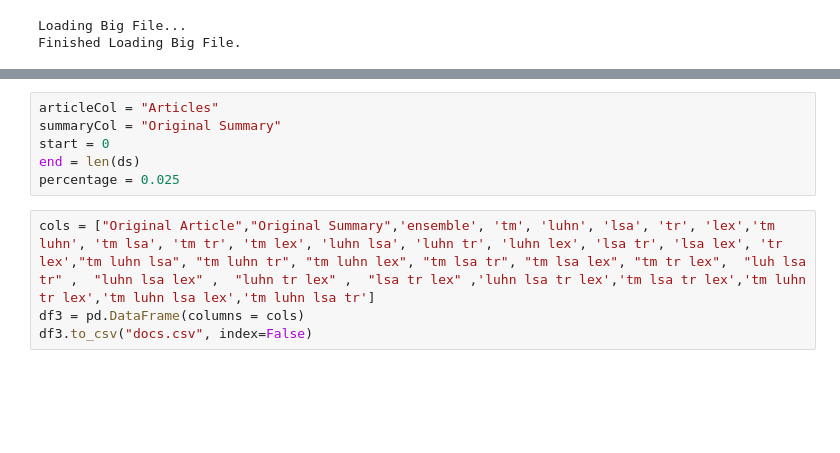
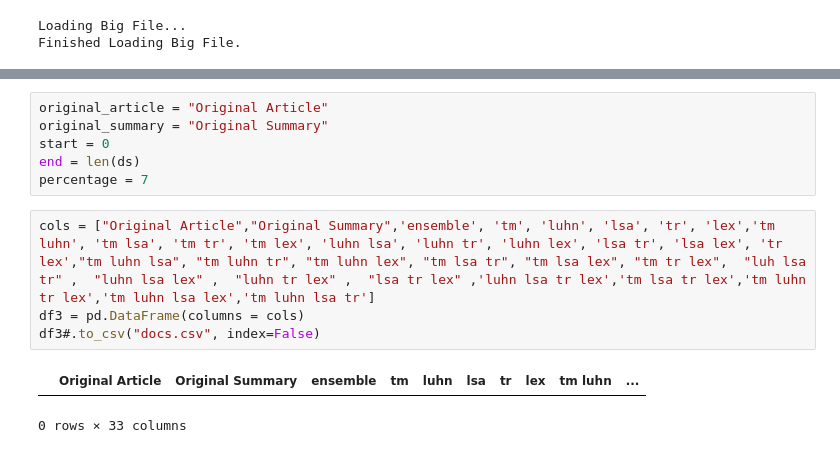
Before and after one commit to ZeyadMashhour/text_summarization, a Jupyter notebook: SummaryCombinations.ipynb, the cells around one changed output, grey strips where cells are left out. Cells and saved outputs as stored; diff of their text form; blank space fills up the shorter version.

```diff
--- a/SummaryCombinations.ipynb
+++ b/SummaryCombinations.ipynb
@@ -30,10 +15,13 @@ ds
 # %%
-articleCol = "Articles"
-summaryCol = "Original Summary"
+original_article = "Original Article"
+original_summary = "Original Summary"
 start = 0
 end = len(ds)
-percentage = 0.025
+percentage = 7
 # %%
 cols = ["Original Article","Original Summary",'ensemble', 'tm', 'luhn', 'lsa', 'tr', 'lex','tm luhn', 'tm lsa', 'tm tr', 'tm lex', 'luhn lsa', 'luhn tr', 'luhn lex', 'lsa tr', 'lsa lex', 'tr lex',"tm luhn lsa", "tm luhn tr", "tm luhn lex", "tm lsa tr", "tm lsa lex", "tm tr lex",  "luh lsa tr" ,  "luhn lsa lex" ,  "luhn tr lex" ,  "lsa tr lex" ,'luhn lsa tr lex','tm lsa tr lex','tm luhn tr lex','tm luhn lsa lex','tm luhn lsa tr']
 df3 = pd.DataFrame(columns = cols)
-df3.to_csv("docs.csv", index=False)
+df3#.to_csv("docs.csv", index=False)
+# %% [output]
+|  | Original Article | Original Summary | ensemble | tm | luhn | lsa | tr | lex | tm luhn | ... |
+0 rows × 33 columns
```
Also changed, not shown: parts of 10 cells of this notebook, 40 other files.
